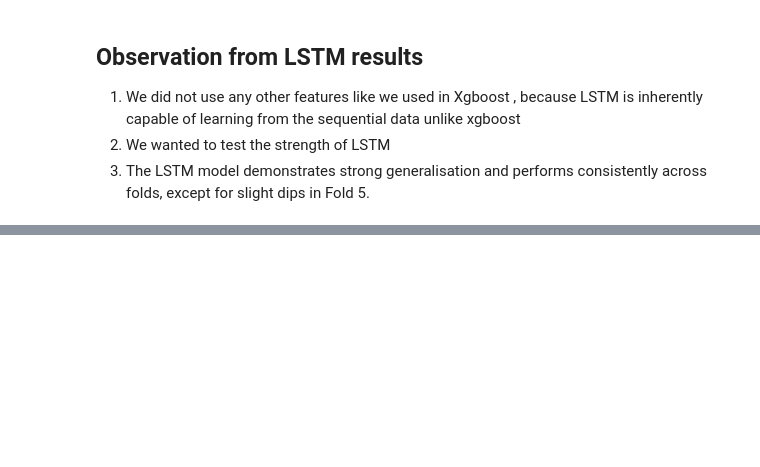
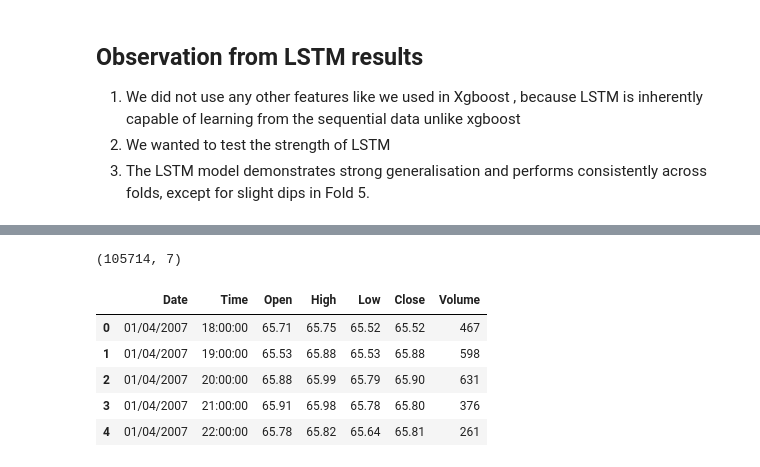
Before and after one commit to abhisheksuga/price-forecasting, a Jupyter notebook: src/forcasting.ipynb, the cells around one changed output, grey strips where cells are left out. Cells and saved outputs as stored; diff of their text form; code cells hidden in the pictures; blank space fills up the shorter version.

```diff
--- a/src/forcasting.ipynb
+++ b/src/forcasting.ipynb
@@ -573,0 +612,20 @@ for fold in fold_results_df1['Fold'].unique():  # Fixed from fold_results['Fold'
+# %%
+
+
+
+crude_data = pd.read_csv('/Users/abhisheksuga/Documents/Edu/thesis/gold/data/crudeOil.csv', header=None, sep=';')
+
+crude_data.columns = ['Date','Time','Open', 'High', 'Low', 'Crude_Close', 'Crude_Volume']
+# %%
+print(crude_data.shape)
+# %% [output]
+(105714, 7)
+# %%
+crude_data.head()
+# %% [output]
+|  | Date | Time | Open | High | Low | Close | Volume |
+| 0 | 01/04/2007 | 18:00:00 | 65.71 | 65.75 | 65.52 | 65.52 | 467 |
+| 1 | 01/04/2007 | 19:00:00 | 65.53 | 65.88 | 65.53 | 65.88 | 598 |
+| 2 | 01/04/2007 | 20:00:00 | 65.88 | 65.99 | 65.79 | 65.90 | 631 |
+| 3 | 01/04/2007 | 21:00:00 | 65.91 | 65.98 | 65.78 | 65.80 | 376 |
+| 4 | 01/04/2007 | 22:00:00 | 65.78 | 65.82 | 65.64 | 65.81 | 261 |
```
Also changed, not shown: parts of 29 cells of this notebook, 1 other file.
